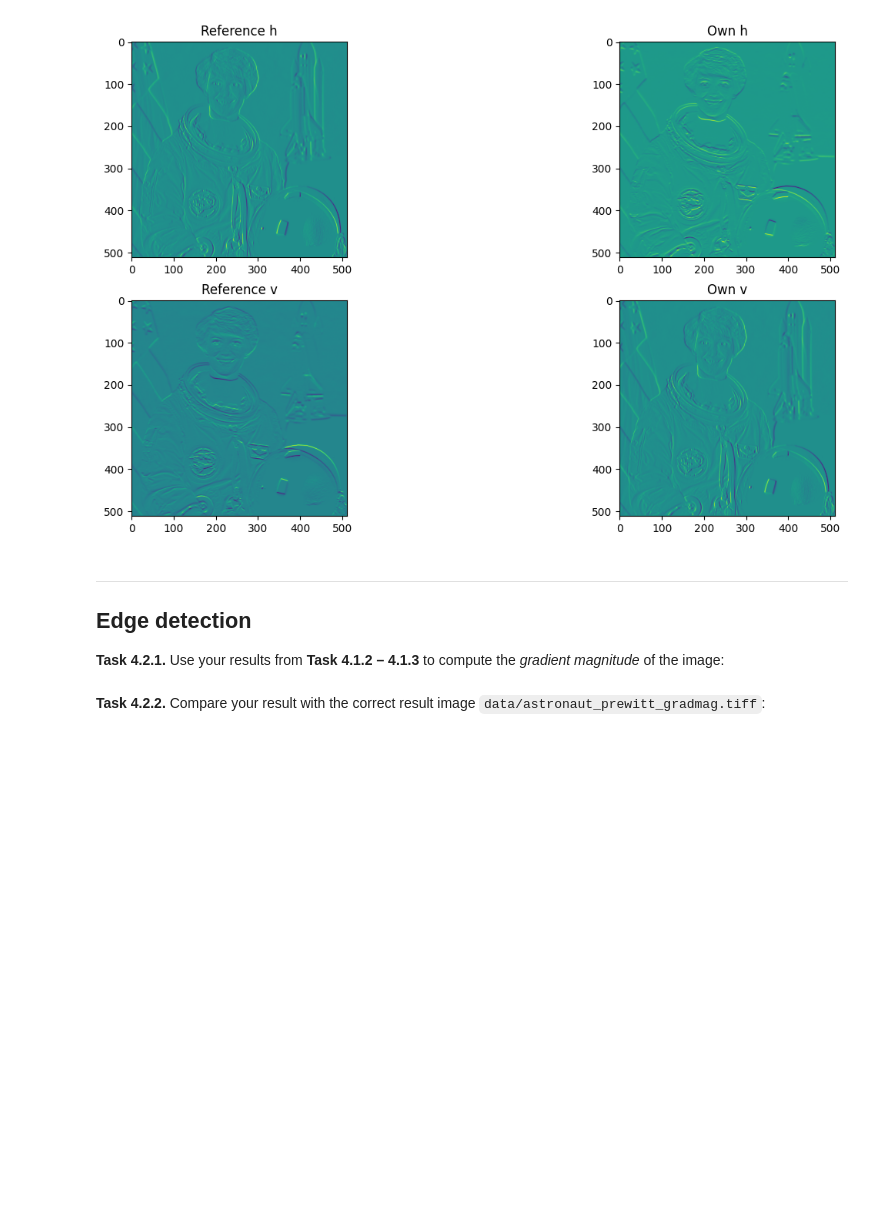
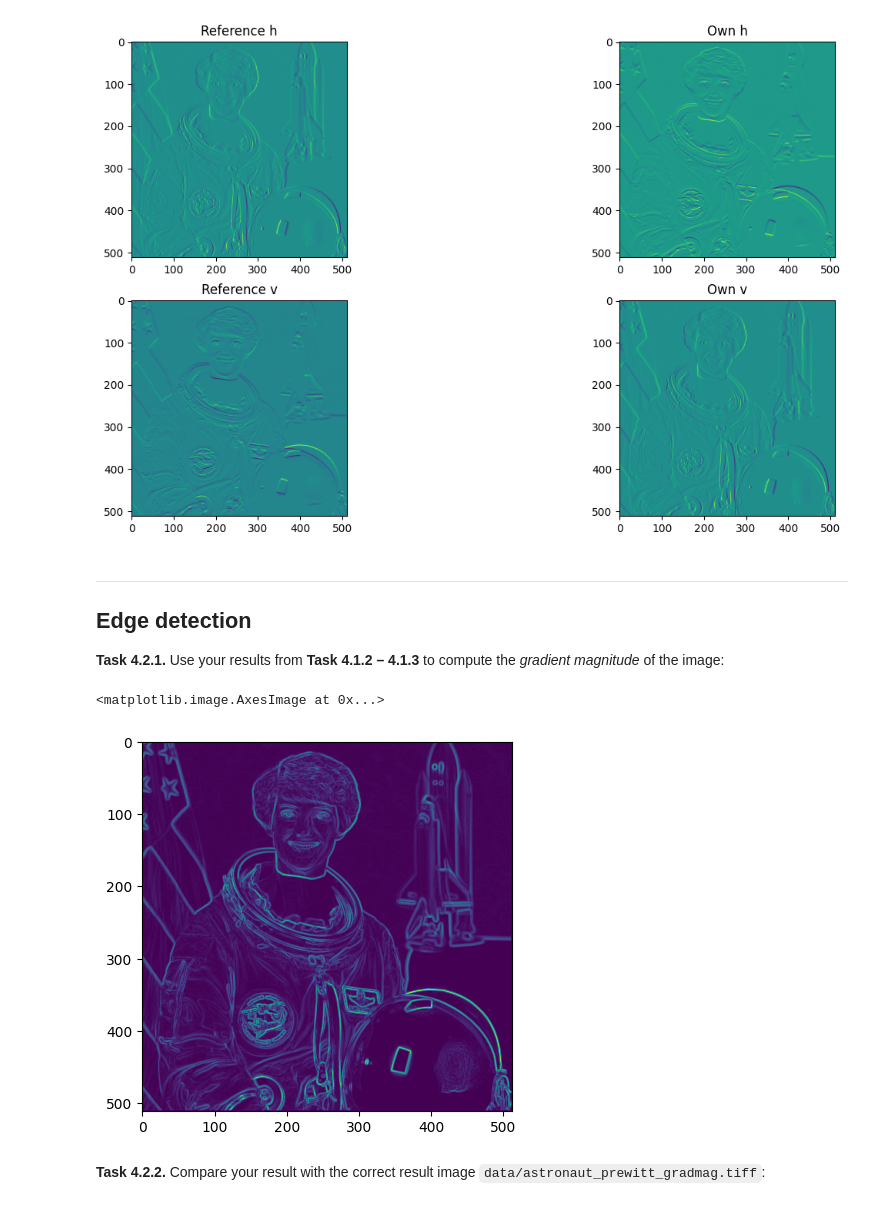
Before and after one commit to Laila-2345/mobi-fs3-python, a Jupyter notebook: task4.ipynb, the cells around one changed output. Cells and saved outputs as stored; diff of their text form; code cells hidden in the pictures; blank space fills up the shorter version.

Commit message:
magnitude gradient

```diff
--- a/task4.ipynb
+++ b/task4.ipynb
@@ -102,5 +104,11 @@ plt.imshow(prewittv_img)
 ## Edge detection
 
 **<a id="#">Task 4.2.1.</a>** Use your results from **Task 4.1.2 – 4.1.3** to compute the *gradient magnitude* of the image:
+# %%
+magnitude = np.sqrt(prewitt_h(astr_ori)**2 + prewitt_v(astr_ori)**2)
+plt.imshow(magnitude)
+# %% [output]
+<matplotlib.image.AxesImage at 0x...>
+[figure, added]
 # %% [markdown]
 **<a id="#">Task 4.2.2.</a>** Compare your result with the correct result image `data/astronaut_prewitt_gradmag.tiff`:
```
Also changed, not shown: parts of 2 cells of this notebook.
